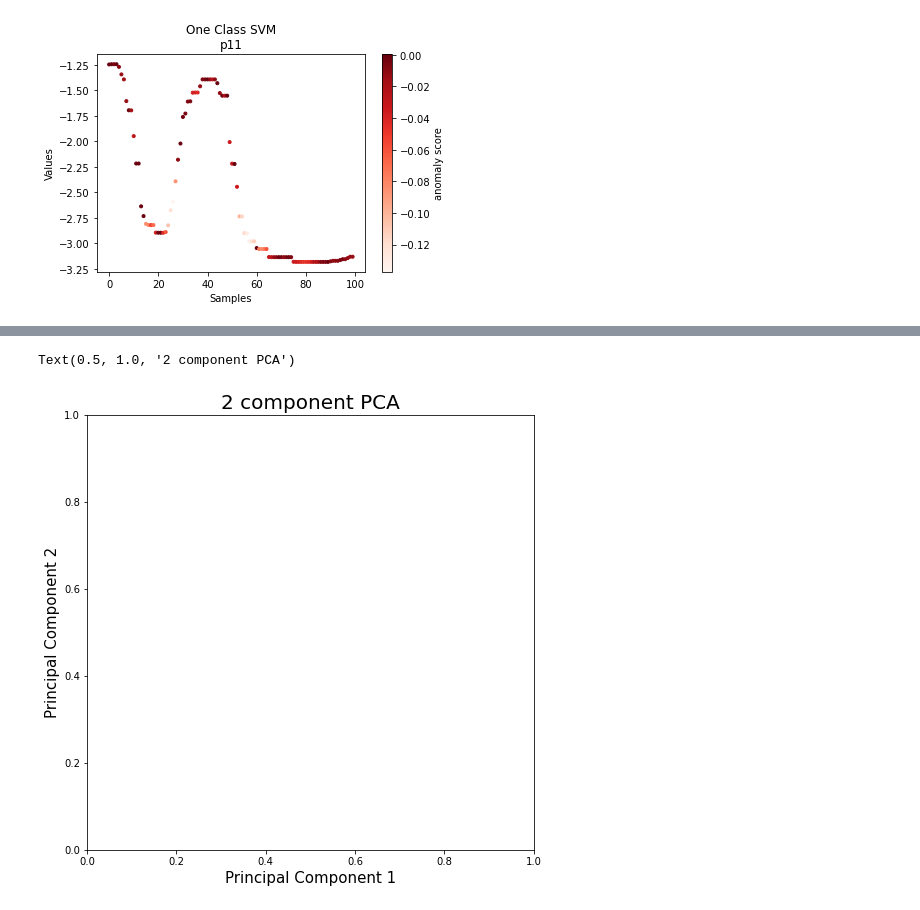
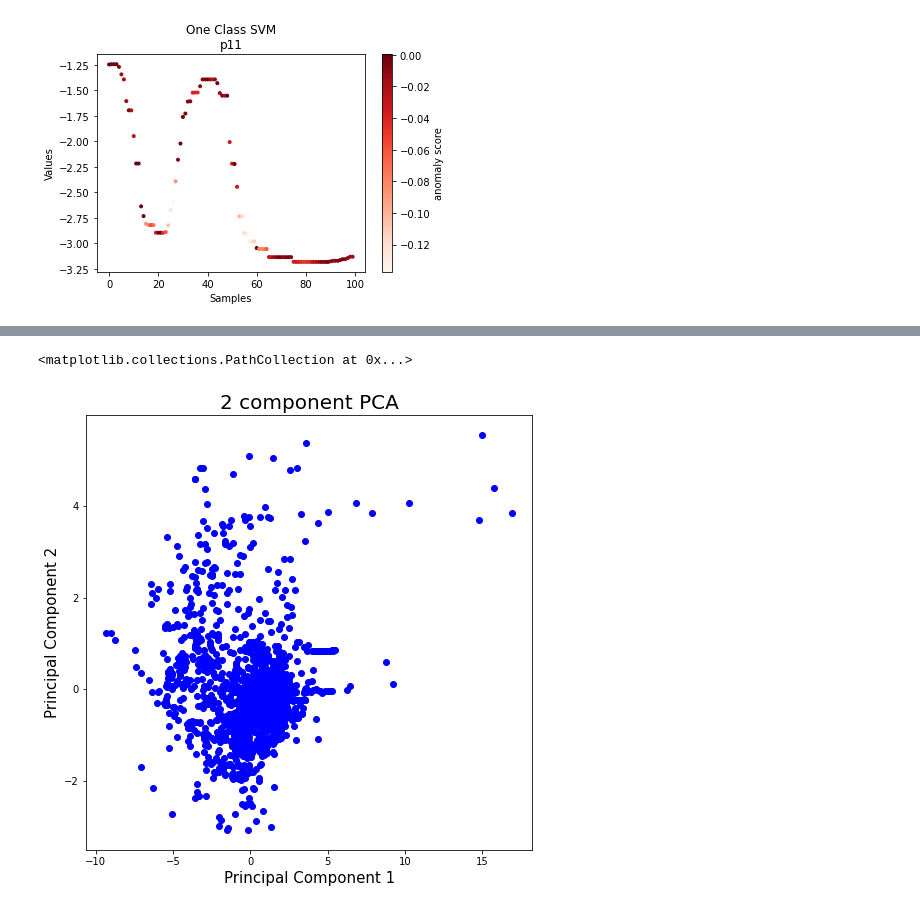
Before and after one commit to cdrutinus/ml-class-anomaly-detection, a Jupyter notebook: BE Plane's Windows.ipynb, the cells around one changed output, grey strips where cells are left out. Saved outputs shown, nothing was run; the diff lists cells and outputs as text; code cells hidden in the pictures.

```diff
--- a/BE Plane's Windows.ipynb
+++ b/BE Plane's Windows.ipynb
@@ -224,9 +226,10 @@ print("{}%".format(round(np.sum(pca.explained_variance_ratio_)*100,2)))
 # %%
 fig = plt.figure(figsize = (8,8))
 ax = fig.add_subplot(1,1,1)
 ax.set_xlabel('Principal Component 1', fontsize = 15)
 ax.set_ylabel('Principal Component 2', fontsize = 15)
 ax.set_title('2 component PCA', fontsize = 20)
+plt.scatter(principalDf["principal component 1"], principalDf["principal component 2"], color='b')
 # %% [output]
-Text(0.5, 1.0, '2 component PCA')
+<matplotlib.collections.PathCollection at 0x...>
-[figure, old version]
+[figure, new version]
```
Also changed, not shown: parts of 13 cells of this notebook.
